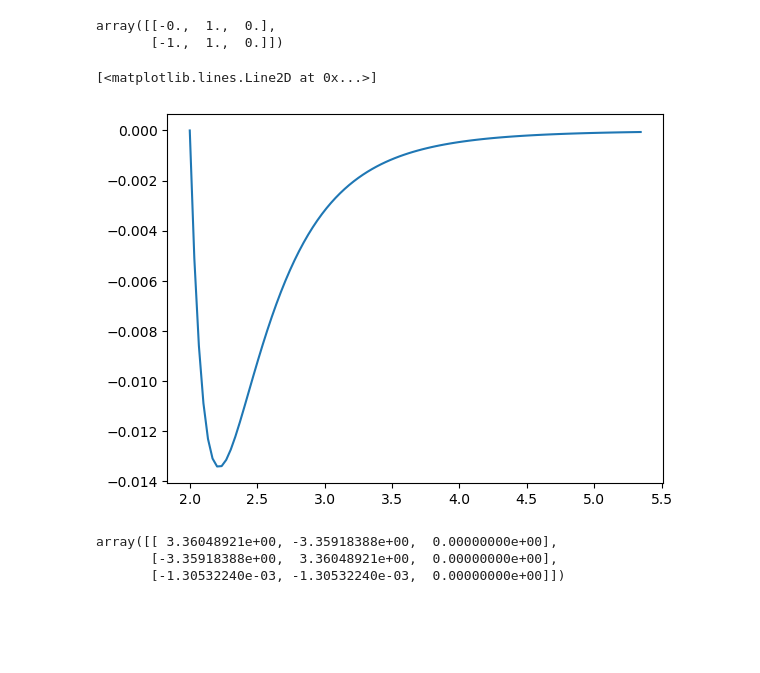
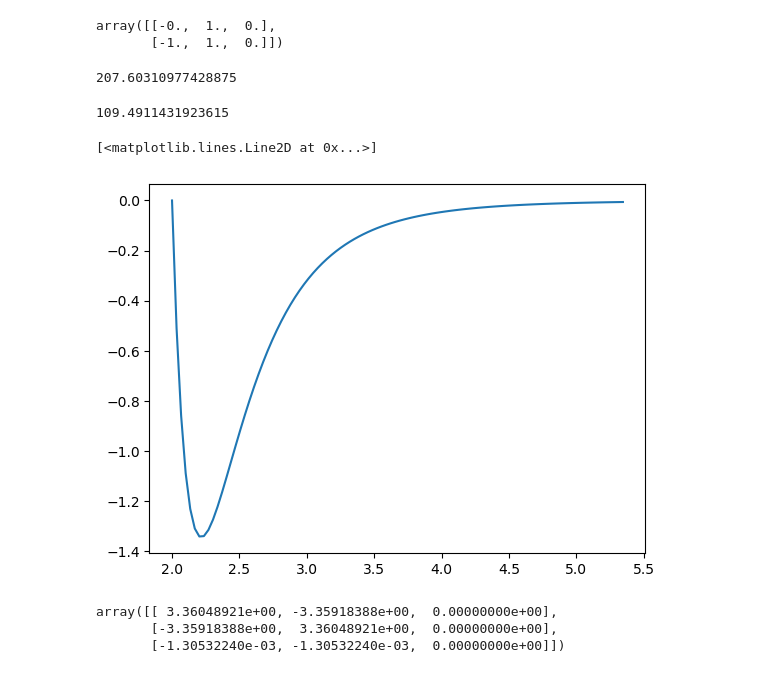
Before and after one commit to dzinty/microswimmers, a Jupyter notebook: many_swimmers_euler.ipynb, the cells around one changed output. Cells and saved outputs as stored; diff of their text form; code cells hidden in the pictures; blank space fills up the shorter version.

```diff
--- a/many_swimmers_euler.ipynb
+++ b/many_swimmers_euler.ipynb
@@ -246,12 +246,20 @@ array([[-0.,  1.,  0.],
 @njit
 def force(r, epsilon, sigma, delta=1e-6):
     return 24 * epsilon * (2 * sigma ** 12 / (r + delta) ** 13 - sigma ** 6 / (r + delta) ** 7)
+# %%
+force(1.5, 1, sigma_part)
+# %% [output]
+207.60310977428875
+# %%
+force(0.59, 0.01, sigma_wall)
+# %% [output]
+109.4911431923615
 # %%
 rs = np.linspace(2, 3 * sigma_part, 100)
-plt.plot(rs, force(rs, 0.01, sigma_part))
+plt.plot(rs, force(rs, 1, sigma_part))
 # %% [output]
 [<matplotlib.lines.Line2D at 0x...>]
-[figure, old version]
+[figure, new version]
 # %%
 def get_wall_force(poses):
     R_norm = np.linalg.norm(poses, axis = 1)
```
Also changed, not shown: parts of 24 cells of this notebook, 1 other file.
